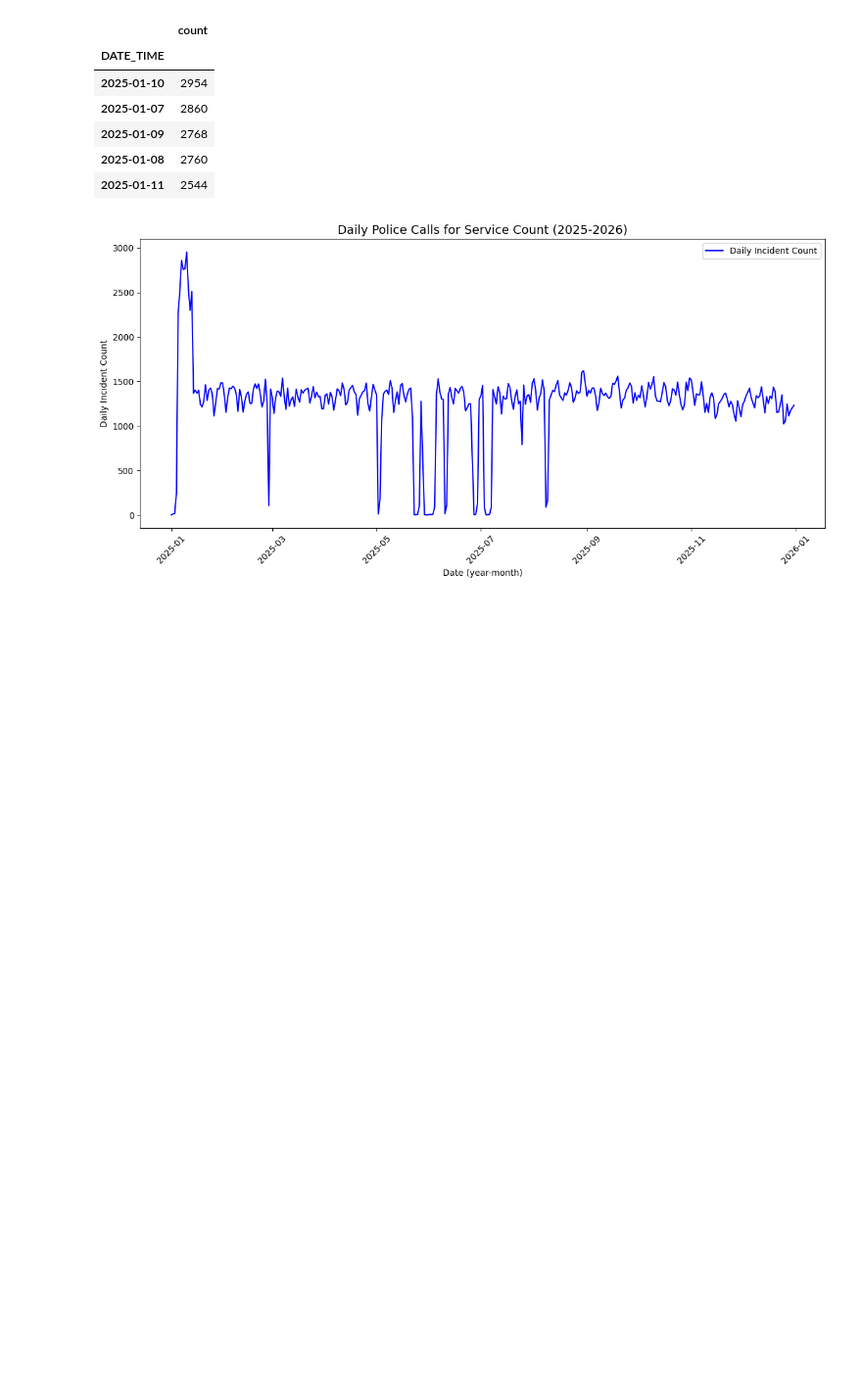
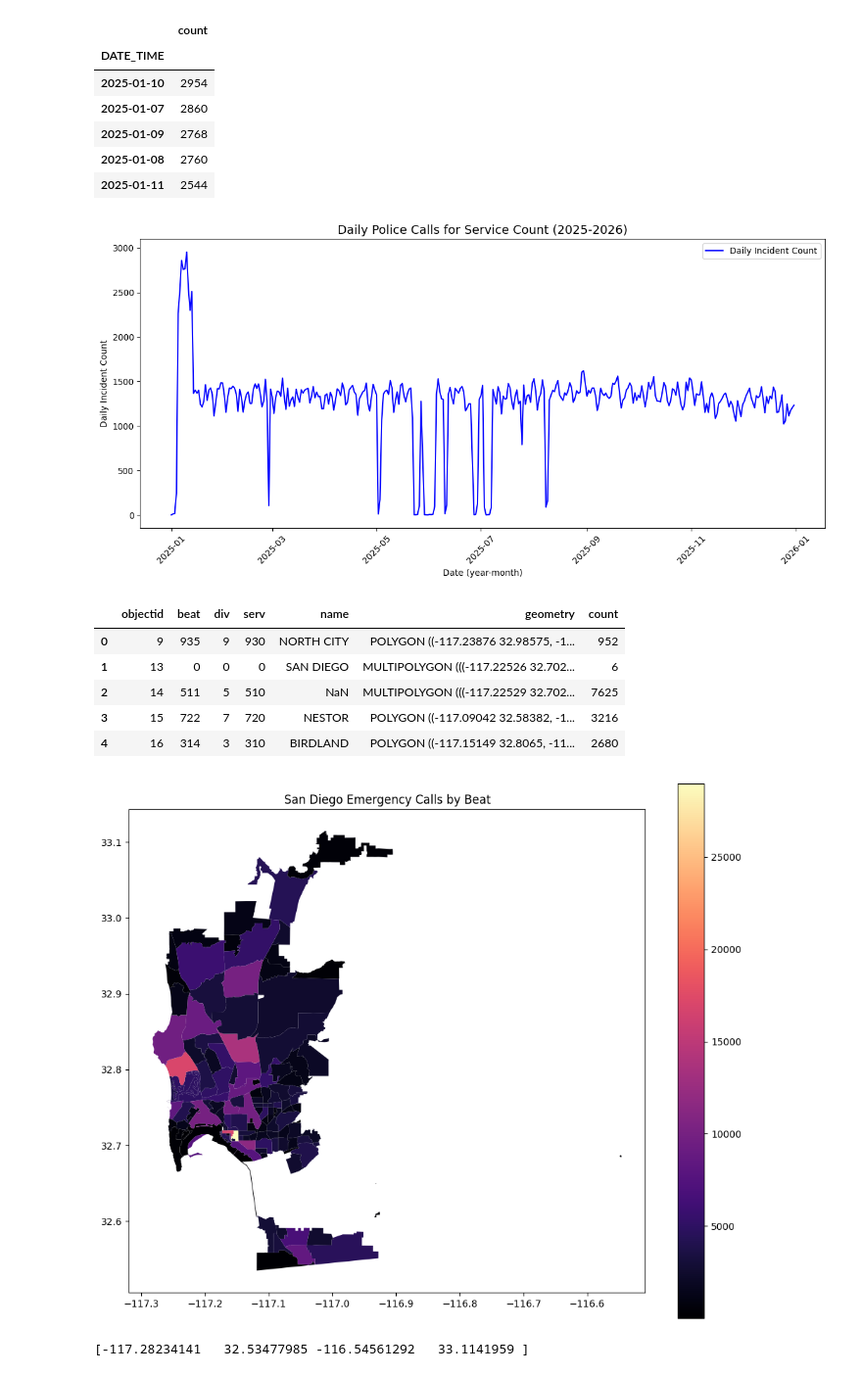
Before and after one commit to BJKin/Analytics-Driven-Resource-Deployment-for-San-Diego-Emergency-Services, a Jupyter notebook: data_pipeline.ipynb, the cells around one changed output. Shown at 98% size. Drawn from its saved outputs; the diff is of its cells as text; code cells hidden in the pictures; blank space fills up the shorter version.

Commit message:
Modified .gitignore to keep data files and removed module for externally storing them.  Also added Choropleth plots

```diff
--- a/data_pipeline.ipynb
+++ b/data_pipeline.ipynb
@@ -272,3 +250,31 @@ plt.show()
 | 2025-01-08 | 2760 |
 | 2025-01-11 | 2544 |
 [figure]
+# %%
+# Choropleth plot
+SD_beats_df = gpd.GeoDataFrame.from_file('data/00-raw/pd_beats_datasd.geojson')
+call_counts = df['BEAT'].value_counts().to_frame().reset_index()
+
+call_counts = call_counts.rename(columns={'BEAT': 'beat'})
+SD_beats_df = SD_beats_df.merge(call_counts, on='beat', how='left')
+display(SD_beats_df.head())
+
+SD_beats_df.plot(column='count', cmap='magma', legend=True, figsize=(12, 10))
+plt.title('San Diego Emergency Calls by Beat')
+plt.show()
+
+SD_beats_df.plot(column='count', cmap='magma', legend=True, figsize=(12, 10))
+print(SD_beats_df.total_bounds)
+plt.xlim([-117.20, -117.08])
+plt.ylim([32.68, 32.75])
+plt.title('San Diego Emergency Calls by Beat- highest call density')
+plt.show()
+# %% [output]
+|  | objectid | beat | div | serv | name | geometry | count |
+| 0 | 9 | 935 | 9 | 930 | NORTH CITY | POLYGON ((-117.23876 32.98575, -1... | 952 |
+| 1 | 13 | 0 | 0 | 0 | SAN DIEGO | MULTIPOLYGON (((-117.22526 32.702... | 6 |
+| 2 | 14 | 511 | 5 | 510 | NaN | MULTIPOLYGON (((-117.22529 32.702... | 7625 |
+| 3 | 15 | 722 | 7 | 720 | NESTOR | POLYGON ((-117.09042 32.58382, -1... | 3216 |
+| 4 | 16 | 314 | 3 | 310 | BIRDLAND | POLYGON ((-117.15149 32.8065, -11... | 2680 |
+[figure, added]
+[-117.28234141   32.53477985 -116.54561292   33.1141959 ]
```
Also changed, not shown: parts of 6 cells of this notebook, 6 other files.
